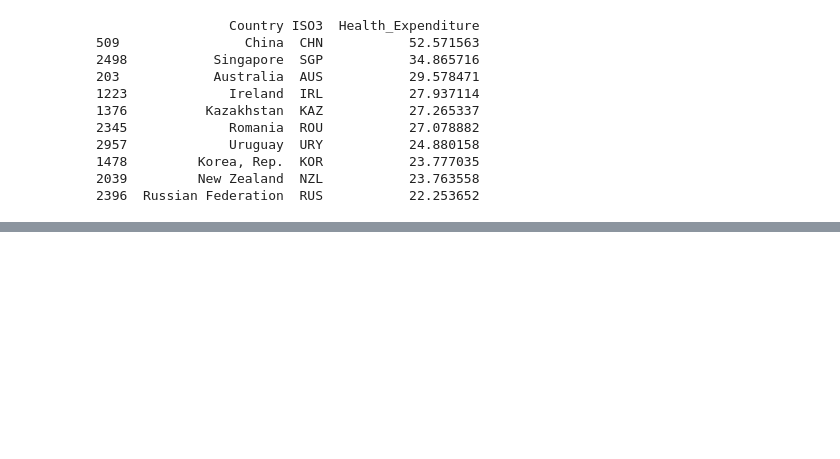
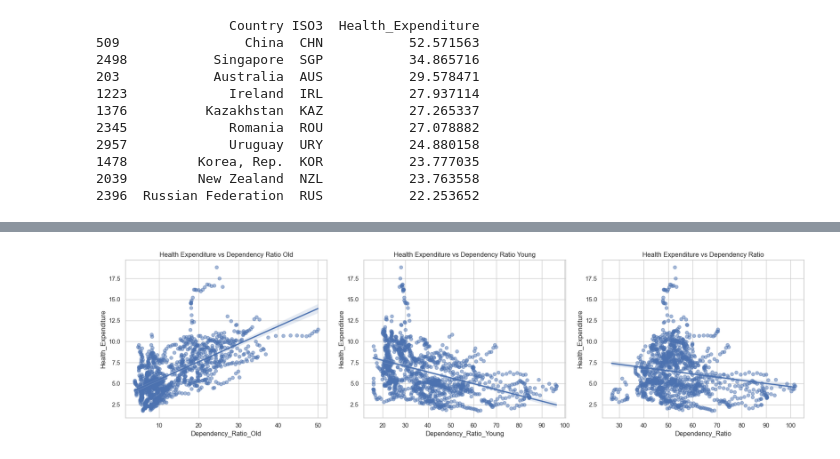
Before and after one commit to Graspp-25-Spring/graspp-25S-fiscalpolicy, a Jupyter notebook: notebooks/notes.ipynb, the cells around one changed output, grey strips where cells are left out. Saved outputs shown, nothing was run; the diff lists cells and outputs as text; code cells hidden in the pictures; blank space fills up the shorter version.

Commit message:
Add  more visualization
bubble and line graph at demographic structure analysis

```diff
--- a/notebooks/notes.ipynb
+++ b/notebooks/notes.ipynb
@@ -234,0 +387,26 @@ print(top10[["Country", "ISO3", "Health_Expenditure"]])
+# %%
+import seaborn as sns
+import matplotlib.pyplot as plt
+
+# Set plotting style
+sns.set(style="whitegrid")
+
+# Create subplots
+fig, axes = plt.subplots(1, 3, figsize=(18, 5))
+
+# 1. Dependency_Ratio_Old vs Health_Expenditure
+sns.regplot(x="Dependency_Ratio_Old", y="Health_Expenditure", data=df_model, ax=axes[0], scatter_kws={'alpha':0.5})
+axes[0].set_title("Health Expenditure vs Dependency Ratio Old")
+
+# 2. Dependency_Ratio_Young vs Health_Expenditure
+sns.regplot(x="Dependency_Ratio_Young", y="Health_Expenditure", data=df_model, ax=axes[1], scatter_kws={'alpha':0.5})
+axes[1].set_title("Health Expenditure vs Dependency Ratio Young")
+
+# 3. log_GDP_percapita vs Health_Expenditure
+sns.regplot(x="Dependency_Ratio", y="Health_Expenditure", data=df_model, ax=axes[2], scatter_kws={'alpha':0.5})
+axes[2].set_title("Health Expenditure vs Dependency Ratio")
+
+plt.tight_layout()
+plt.show()
+# %% [output]
+[figure, added]
```
Also changed, not shown: parts of 10 cells of this notebook, 14 other files.
